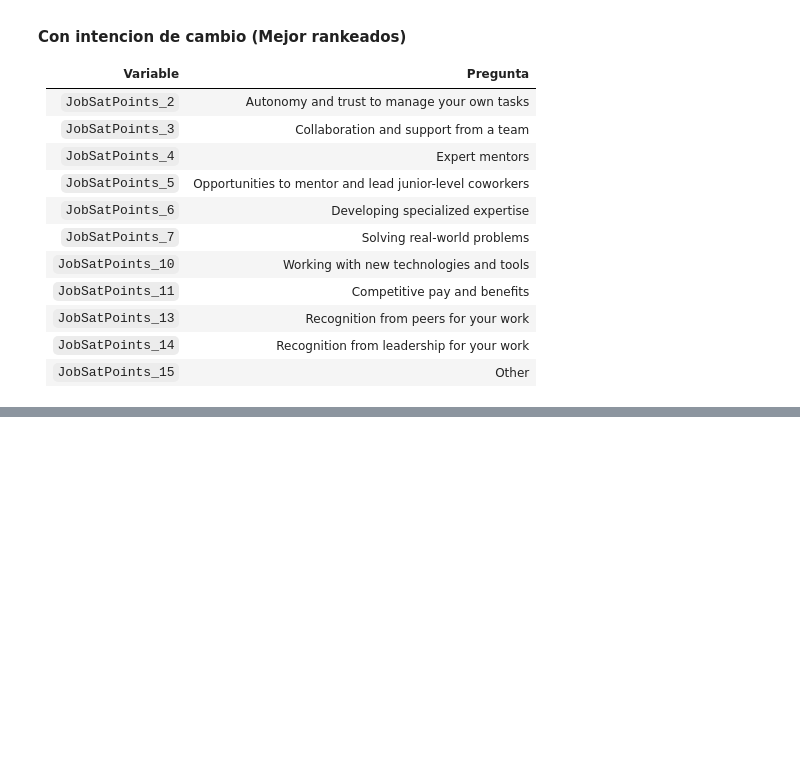
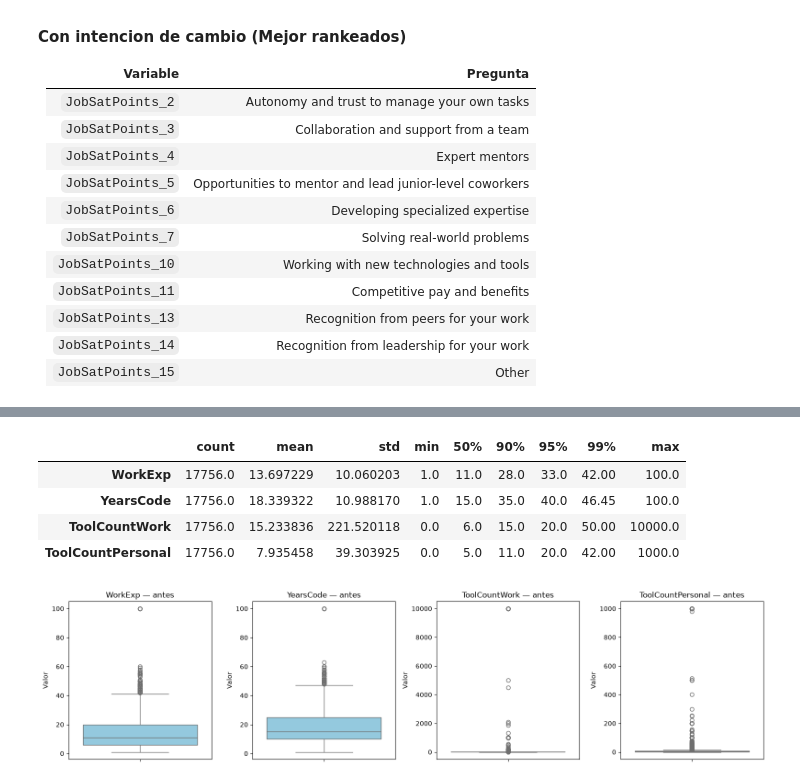
Before and after one commit to MateoGarrido13/StackOverflow-G23, a Jupyter notebook: Grupo23-Fund_C_Datos-StackOverflow.ipynb, the cells around one changed output, grey strips where cells are left out. Drawn from its saved outputs; the diff is of its cells as text; code cells hidden in the pictures; blank space fills up the shorter version.

```diff
--- a/Grupo23-Fund_C_Datos-StackOverflow.ipynb
+++ b/Grupo23-Fund_C_Datos-StackOverflow.ipynb
@@ -1342,0 +1695,34 @@ Observamos que valores cercanos a 15 (peor rankeados) en #1, #9 y #8, empujan al
+# %%
+import numpy as np
+import pandas as pd
+import matplotlib.pyplot as plt
+import seaborn as sns
+
+PREDICTORS = ["WorkExp", "YearsCode", "ToolCountWork", "ToolCountPersonal"]
+JOB_SAT = "JobSat"
+EMPLOYMENT_VALUES = ["Employed", "Independent contractor, freelancer, or self-employed"]
+
+columns = ["MainBranch", "Employment", *PREDICTORS, JOB_SAT]
+df = df_encuestas[columns].copy()
+
+population_mask = (
+    df["MainBranch"].eq("I am a developer by profession")
+    & df["Employment"].isin(EMPLOYMENT_VALUES)
+)
+df_population = df.loc[population_mask, columns].copy()
+
+print(f"Población filtrada: {len(df_population):,} ({len(df_population) / len(df):.1%} de la encuesta)")
+nulos = pd.DataFrame({
+    "n_nulos": df_population[[*PREDICTORS, JOB_SAT]].isna().sum(),
+    "porcentaje_nulos": df_population[[*PREDICTORS, JOB_SAT]].isna().mean().mul(100),
+})
+display(nulos.round(2))
+
+
+for column in [*PREDICTORS, JOB_SAT]:
+    df_population[column] = pd.to_numeric(df_population[column], errors="coerce").astype("float64")
+
+complete_predictors = df_population[PREDICTORS].notna().all(axis=1)
+X_raw = df_population.loc[complete_predictors, PREDICTORS].copy()
+print(f"Casos completos para PCA/K-Means: {len(X_raw):,}")
+print(f"Casos completos con JobSat para el contraste: {int(df_population.loc[X_raw.index, JOB_SAT].notna().sum()):,}")
@@ -1342,0 +1743,17 @@ Observamos que valores cercanos a 15 (peor rankeados) en #1, #9 y #8, empujan al
+# %%
+display(X_raw.describe(percentiles=[0.5, 0.9, 0.95, 0.99]).T)
+
+fig, axes = plt.subplots(1, len(PREDICTORS), figsize=(16, 4))
+for ax, column in zip(axes, PREDICTORS):
+    sns.boxplot(y=X_raw[column], ax=ax, color="skyblue")
+    ax.set_title(f"{column} — antes")
+    ax.set_ylabel("Valor")
+plt.tight_layout()
+plt.show()
+# %% [output]
+|  | count | mean | std | min | 50% | 90% | 95% | 99% | max |
+| WorkExp | 17756.0 | 13.697229 | 10.060203 | 1.0 | 11.0 | 28.0 | 33.0 | 42.00 | 100.0 |
+| YearsCode | 17756.0 | 18.339322 | 10.988170 | 1.0 | 15.0 | 35.0 | 40.0 | 46.45 | 100.0 |
+| ToolCountWork | 17756.0 | 15.233836 | 221.520118 | 0.0 | 6.0 | 15.0 | 20.0 | 50.00 | 10000.0 |
+| ToolCountPersonal | 17756.0 | 7.935458 | 39.303925 | 0.0 | 5.0 | 11.0 | 20.0 | 42.00 | 1000.0 |
+[figure, added]
```
Also changed, not shown: parts of 45 cells of this notebook.
